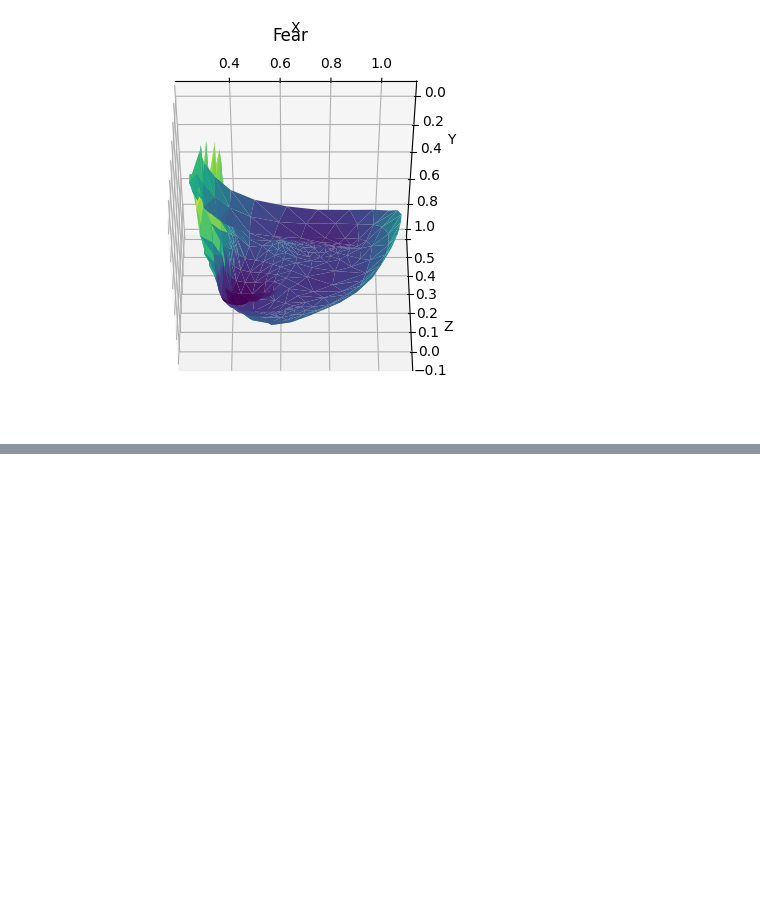
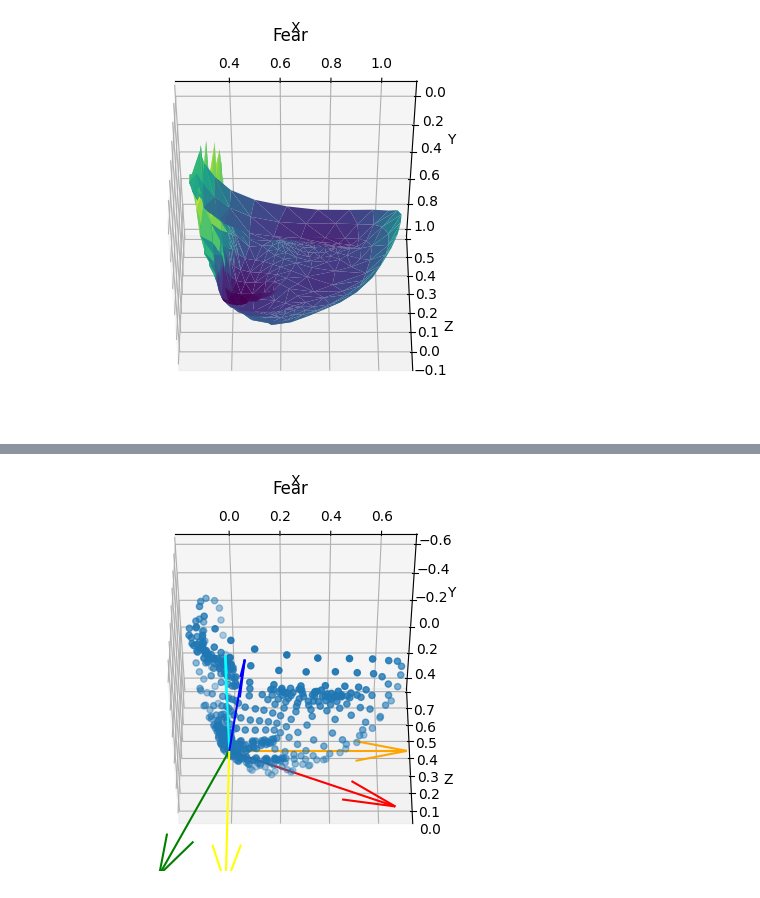
Before and after one commit to northnpk/FaceMeshEmotions, a Jupyter notebook: FERplusExplore.ipynb, the cells around one changed output, grey strips where cells are left out. Saved outputs shown, nothing was run; the diff lists cells and outputs as text; code cells hidden in the pictures; blank space fills up the shorter version.

Commit message:
edited some FER orientation file

```diff
--- a/FERplusExplore.ipynb
+++ b/FERplusExplore.ipynb
@@ -5,11 +5,17 @@ import numpy as np
 import cv2
 import matplotlib.pyplot as plt
 # %%
-data = preprocess.FERdata('challenges-in-representation-learning-facial-expression-recognition-challenge/icml_face_data.csv')
+data = preprocess.FERdata(
+    'challenges-in-representation-learning-facial-expression-recognition-challenge/icml_face_data.csv'
+)
 # %% [output]
 reading csvfile from challenges-in-representation-learning-facial-expression-recognition-challenge/icml_face_data.csv
 # %%
-result = data.get_df(mode='GNN', sample=True, sample_size=100, drawlandmarks=True, with_img=True)
+result = data.get_df(mode='GNN',
+                     sample=True,
+                     sample_size=100,
+                     drawlandmarks=True,
+                     with_img=True)
 # %% [output]
 Generate df with config
  mode:GNN
@@ -116,0 +164,84 @@ ax.set(title=label,xlabel='X', ylabel='Y', zlabel='Z')
+# %%
+def rotate_mesh(mesh):
+    mesh = re_pos(mesh)
+    p0 = mesh[1]
+    p1 = mesh[5]
+    p2 = mesh[44]
+    p3 = mesh[274]
+    v1 = p2 - p1
+    v2 = p3 - p1
+    v3 = p0 - p1
+    v4 = p0 - mesh[4]
+    z = unit_vector(np.cross(v1, v2))
+    ref = unit_vector(np.cross(v3, v4))
+    y = unit_vector(np.cross(z, ref))
+    x = unit_vector(np.cross(y, z))
+    w = np.array([0., 0., -1.])
+    v = np.array([0., -1., 0.])
+    u = np.array([1., 0., 0.])
+    angle = []
+    print(angle)
+    # mesh = xyz_orient(mesh, x, y, z, u, v, w)
+    ax = plt.figure().add_subplot(projection='3d')
+    ax.scatter3D(mesh[:, 0], mesh[:, 1], mesh[:, 2])
+    ax.quiver(0,
+              0,
+              0,
+              u[0],
+              u[1],
+              u[2],
+              length=0.7,
+              color='orange',
+              normalize=True)
+    ax.quiver(0,
+              0,
+              0,
+              v[0],
+              v[1],
+              v[2],
+              length=0.7,
+              color='cyan',
+              normalize=True)
+    ax.quiver(0,
+              0,
+              0,
+              w[0],
+              w[1],
+              w[2],
+              length=0.7,
+              color='yellow',
+              normalize=True)
+    ax.quiver(0,
+              0,
+              0,
+              y[0],
+              y[1],
+              y[2],
+              length=0.7,
+              color='blue',
+              normalize=True)
+    ax.quiver(0,
+              0,
+              0,
+              z[0],
+              z[1],
+              z[2],
+              length=0.7,
+              color='green',
+              normalize=True)
+    ax.quiver(0,
+              0,
+              0,
+              x[0],
+              x[1],
+              x[2],
+              length=0.7,
+              color='red',
+              normalize=True)
+    # ax.view_init(270, 180, 90)
+    ax.view_init(320, 270, 0)
+    ax.set(title=label, xlabel='X', ylabel='Y', zlabel='Z')
+
+
+rotate_mesh(mesh)
+# %% [output]
@@ -116,0 +250 @@ ax.set(title=label,xlabel='X', ylabel='Y', zlabel='Z')
+[figure, added]
```
Also changed, not shown: parts of 8 cells of this notebook, 3 other files.
